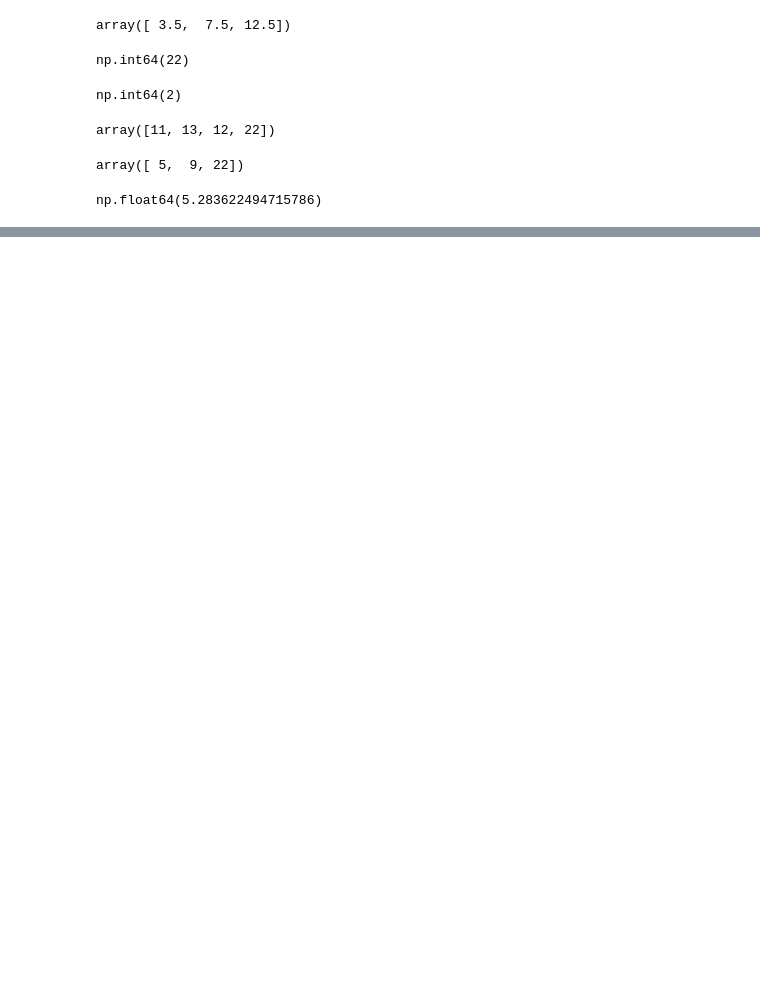
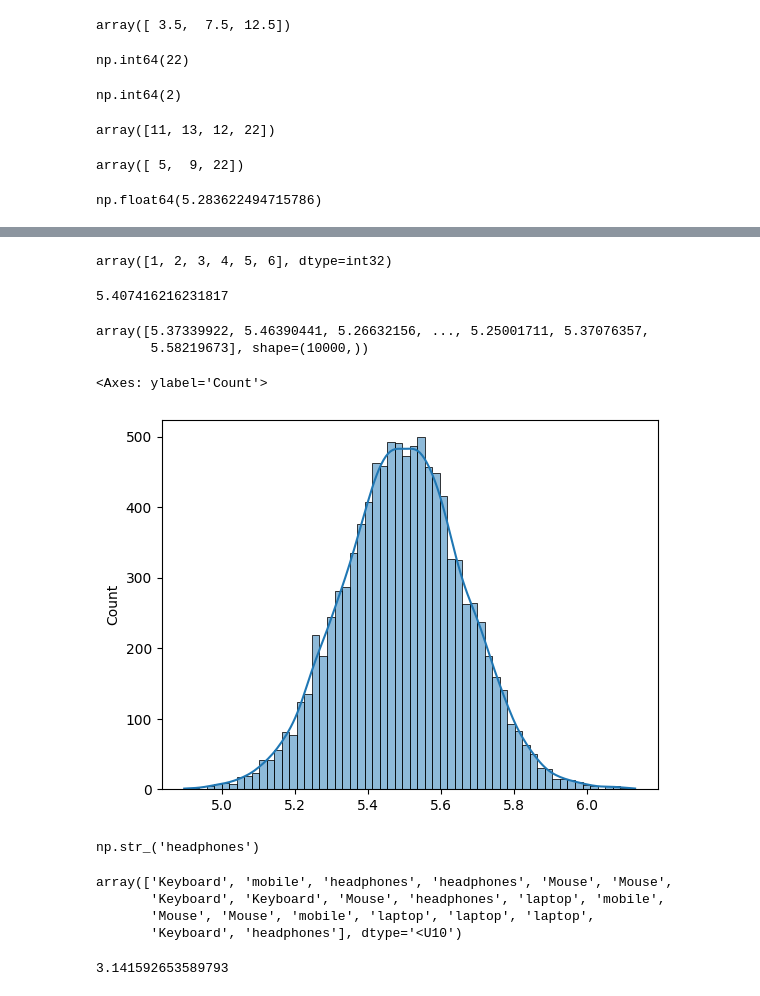
Before and after one commit to priyankag1389/Advancedpython, a Jupyter notebook: 7 Numpy/Numpy.ipynb, the cells around one changed output, grey strips where cells are left out. Saved outputs shown, nothing was run; the diff lists cells and outputs as text; code cells hidden in the pictures; blank space fills up the shorter version.

```diff
--- a/7 Numpy/Numpy.ipynb
+++ b/7 Numpy/Numpy.ipynb
@@ -298,0 +389,21 @@ np.float64(5.283622494715786)
+# %%
+np.unique(dice)
+# %% [output]
+array([1, 2, 3, 4, 5, 6], dtype=int32)
+# %%
+np.random.normal(loc= 5.5, scale= 0.5/3)
+# %% [output]
+5.407416216231817
+# %%
+h = np.random.normal(loc= 5.5, scale=0.5/3, size=10000)
+h
+# %% [output]
+array([5.37339922, 5.46390441, 5.26632156, ..., 5.25001711, 5.37076357,
+       5.58219673], shape=(10000,))
+# %%
+
+import seaborn as sns
+sns.histplot(data=h, kde=True)
+# %% [output]
+<Axes: ylabel='Count'>
+[figure, added]
@@ -298,0 +412,18 @@ np.float64(5.283622494715786)
+# %%
+
+np.random.choice(a)
+# %% [output]
+np.str_('headphones')
+# %%
+
+np.random.choice(a, size=20)
+# %% [output]
+array(['Keyboard', 'mobile', 'headphones', 'headphones', 'Mouse', 'Mouse',
+       'Keyboard', 'Keyboard', 'Mouse', 'headphones', 'laptop', 'mobile',
+       'Mouse', 'Mouse', 'mobile', 'laptop', 'laptop', 'laptop',
+       'Keyboard', 'headphones'], dtype='<U10')
+# %%
+
+np.pi
+# %% [output]
+3.141592653589793
```
Also changed, not shown: parts of 35 cells of this notebook, 1 other file.
